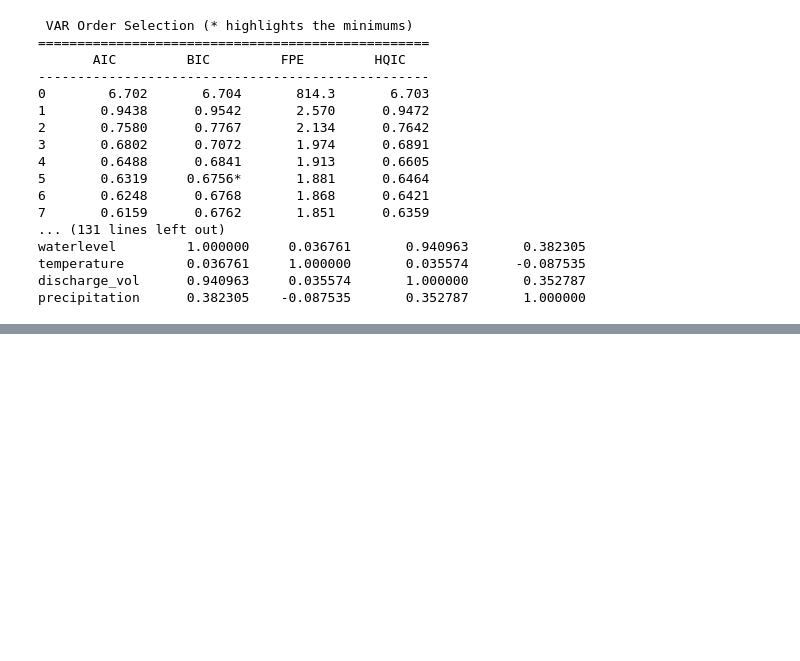
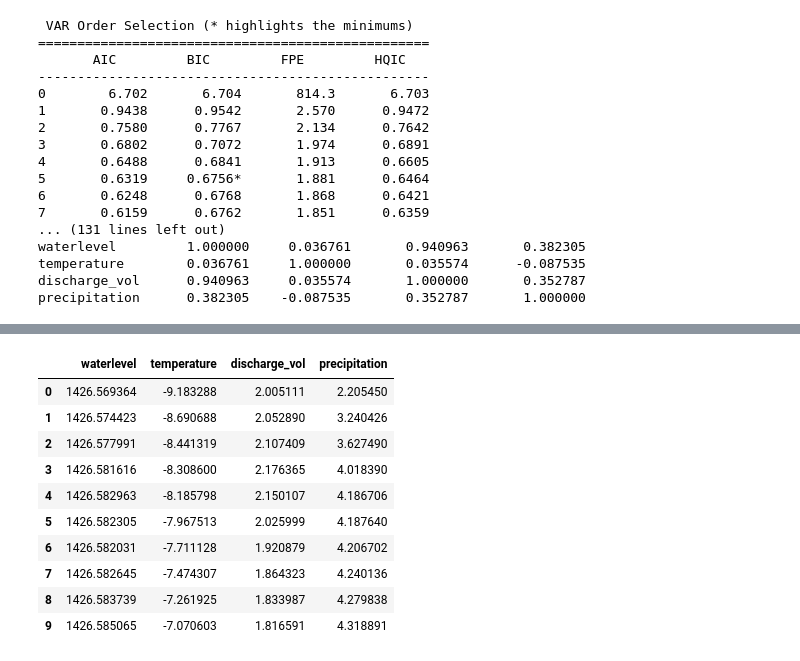
Before and after one commit to Sandra-Senn/spz_Wasserstand_analyse, a Jupyter notebook: notebooks/3_analyse.ipynb, the cells around one changed output, grey strips where cells are left out. Drawn from its saved outputs; the diff is of its cells as text; code cells hidden in the pictures; blank space fills up the shorter version.

```diff
--- a/notebooks/3_analyse.ipynb
+++ b/notebooks/3_analyse.ipynb
@@ -571,0 +606,27 @@ precipitation      0.382305    -0.087535       0.352787       1.000000
+# %%
+# Beispiel: Mit 5 Lags fitten , Ergebnisse nehmen
+model = VAR(df_var)
+results = model.fit(5)
+
+# Die letzten 5 Zeitschritte nehmen als Basis für Prognose (Shape muss (Lag, n_vars) sein)
+last_obs = df_var.values[-5:]
+
+# Prognose für die nächsten 10 Tage (Schritte)
+forecast = results.forecast(last_obs, steps=10)
+
+# In DataFrame umwandeln für bessere Übersicht
+forecast_df = pd.DataFrame(forecast, columns=df_var.columns)
+
+forecast_df
+# %% [output]
+|  | waterlevel | temperature | discharge_vol | precipitation |
+| 0 | 1426.569364 | -9.183288 | 2.005111 | 2.205450 |
+| 1 | 1426.574423 | -8.690688 | 2.052890 | 3.240426 |
+| 2 | 1426.577991 | -8.441319 | 2.107409 | 3.627490 |
+| 3 | 1426.581616 | -8.308600 | 2.176365 | 4.018390 |
+| 4 | 1426.582963 | -8.185798 | 2.150107 | 4.186706 |
+| 5 | 1426.582305 | -7.967513 | 2.025999 | 4.187640 |
+| 6 | 1426.582031 | -7.711128 | 1.920879 | 4.206702 |
+| 7 | 1426.582645 | -7.474307 | 1.864323 | 4.240136 |
+| 8 | 1426.583739 | -7.261925 | 1.833987 | 4.279838 |
+| 9 | 1426.585065 | -7.070603 | 1.816591 | 4.318891 |
```
Also changed, not shown: parts of 17 cells of this notebook, 1 other file.
